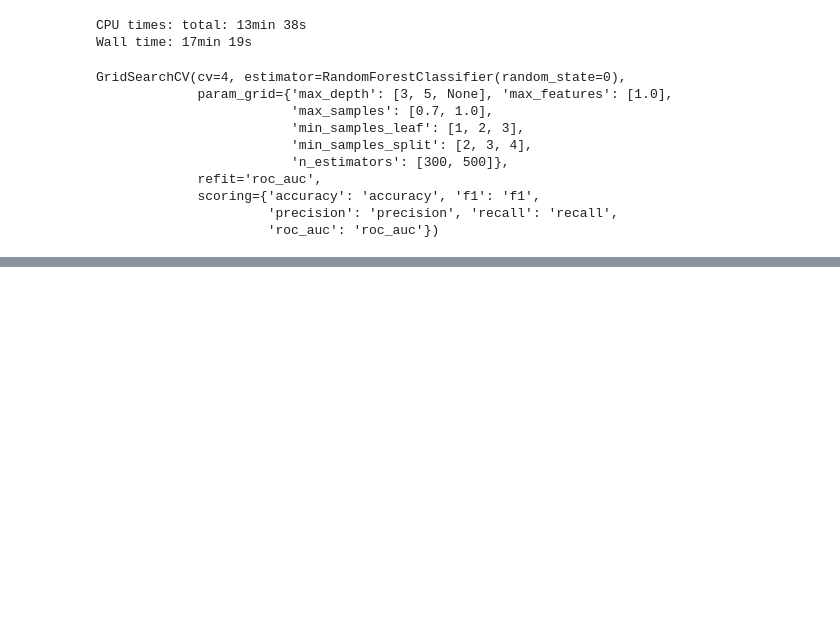
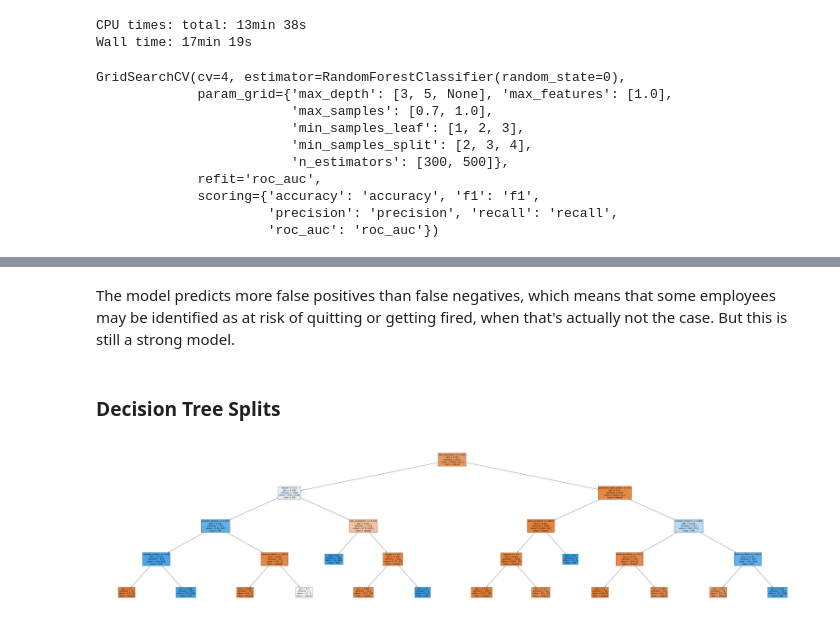
Before and after one commit to DanishAjaib/employee_churn, a Jupyter notebook: main.ipynb, the cells around one changed output, grey strips where cells are left out. Saved outputs shown, nothing was run; the diff lists cells and outputs as text; code cells hidden in the pictures; blank space fills up the shorter version.

```diff
--- a/main.ipynb
+++ b/main.ipynb
@@ -656,0 +680,3 @@ rf1_test_scores
+# %%
+data3 = df_enc.drop('satisfaction_level', axis=1)
+data3.head()
@@ -656,0 +704,9 @@ rf1_test_scores
+# %%
+# Define `overworked` as working > 175 hrs/week
+data3['overworked'] = (data3['overworked'] > 175).astype(int)
+# Drop the `average_monthly_hours` column
+data3 = data3.drop('average_monthly_hours', axis=1)
+# Isolate the outcome variable
+y = data3['left']
+# Select the features
+X = data3.drop('left', axis=1)
@@ -656,0 +715,24 @@ rf1_test_scores
+# %%
+# Instantiate model
+tree = DecisionTreeClassifier(random_state=0)
+
+# Assign a dictionary of hyperparameters to search over
+cv_params = {'max_depth':[4, 6, 8, None],
+             'min_samples_leaf': [2, 5, 1],
+             'min_samples_split': [2, 4, 6]
+             }
+
+# Assign a dictionary of scoring metrics to capture
+scoring_metrics = {
+    'accuracy': 'accuracy',
+    'roc_auc': 'roc_auc',
+    'f1': 'f1',
+    'recall': 'recall',
+    'precision': 'precision'
+}
+
+# Instantiate GridSearch
+tree2 = GridSearchCV(tree, cv_params, scoring=scoring_metrics, cv=4, refit='roc_auc')
+# %%
+%%time
+tree2.fit(X_train, y_train)
@@ -656,0 +837,12 @@ rf1_test_scores
+# %% [markdown]
+The model predicts more false positives than false negatives, which means that some employees may be identified as at risk of quitting or getting fired, when that's actually not the case. But this is still a strong model.
+# %% [markdown]
+### Decision Tree Splits
+# %%
+# Plot the tree
+plt.figure(figsize=(85,20))
+plot_tree(tree2.best_estimator_, max_depth=6, fontsize=14, feature_names=X.columns,
+          class_names={0:'stayed', 1:'left'}, filled=True);
+plt.show()
+# %% [output]
+[figure, added]
```
Also changed, not shown: parts of 23 cells of this notebook.
